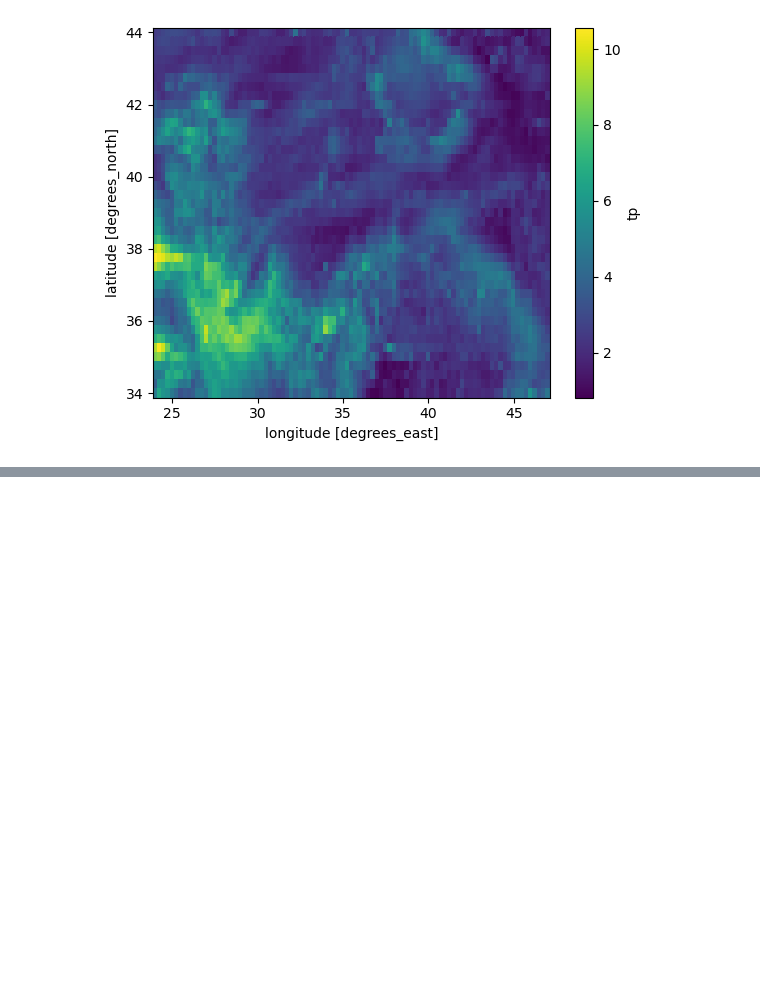
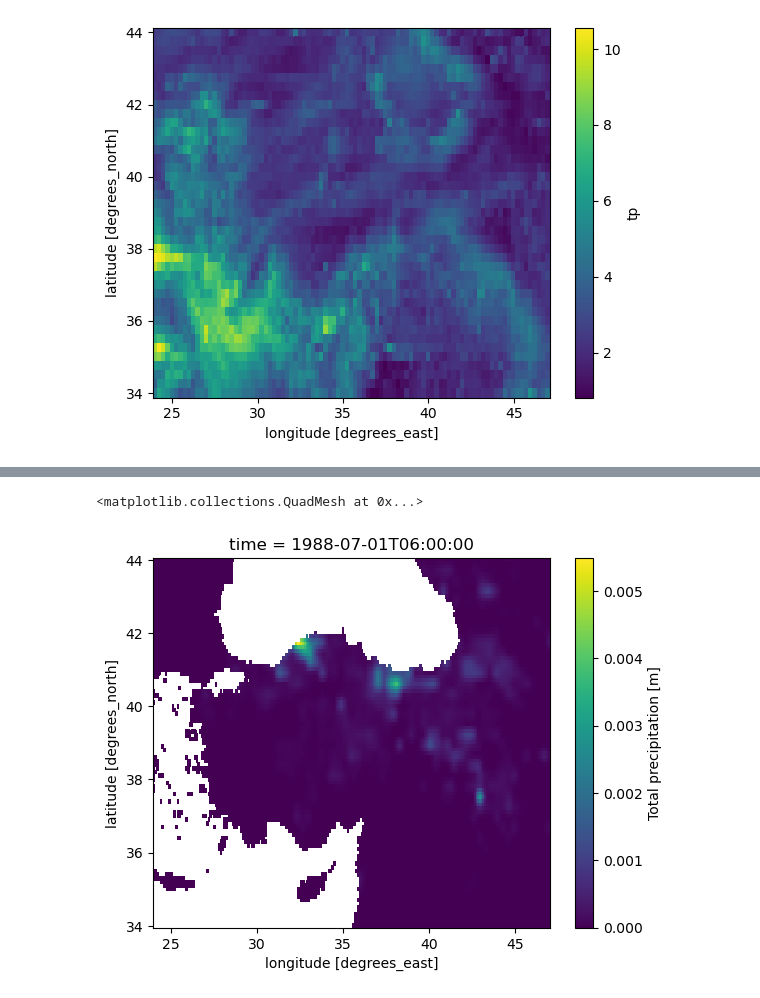
Before and after one commit to donmezkutay/msc-thesis-codes, a Jupyter notebook: era5land_adjust_data.ipynb, the cells around one changed output, grey strips where cells are left out. Saved outputs shown, nothing was run; the diff lists cells and outputs as text; code cells hidden in the pictures; blank space fills up the shorter version.

Commit message:
#calculate coeff of bias using era5land

```diff
--- a/era5land_adjust_data.ipynb
+++ b/era5land_adjust_data.ipynb
@@ -282,0 +287,4 @@ era5 = xr.open_dataset(fr'/mnt/d/JupyterLab/Yuksek_Lisans/msc_thesis_data/era5/e
+# %%
+jja_1988 = xr.open_dataset(fr'{path_general}/era5land_TOT_PREC_JJA_1hr_1988.nc')
+jja_1999 = xr.open_dataset(fr'{path_general}/era5land_TOT_PREC_JJA_1hr_1999.nc')
+jja_2002 = xr.open_dataset(fr'{path_general}/era5land_TOT_PREC_JJA_1hr_2002.nc')
@@ -282,0 +302,9 @@ era5 = xr.open_dataset(fr'/mnt/d/JupyterLab/Yuksek_Lisans/msc_thesis_data/era5/e
+# %%
+jja_1988 = jja_1988.where((era5land_nans==1) | (jja_1988>=0), 0)
+jja_1999 = jja_1999.where((era5land_nans==1) | (jja_1999>=0), 0)
+jja_2002 = jja_2002.where((era5land_nans==1) | (jja_2002>=0), 0)
+# %%
+jja_1988['tp'].sel(time='1988-07-01T06:00:00.000000000').plot()
+# %% [output]
+<matplotlib.collections.QuadMesh at 0x...>
+[figure, added]
```
Also changed, not shown: parts of 18 cells of this notebook, 1 other file.
